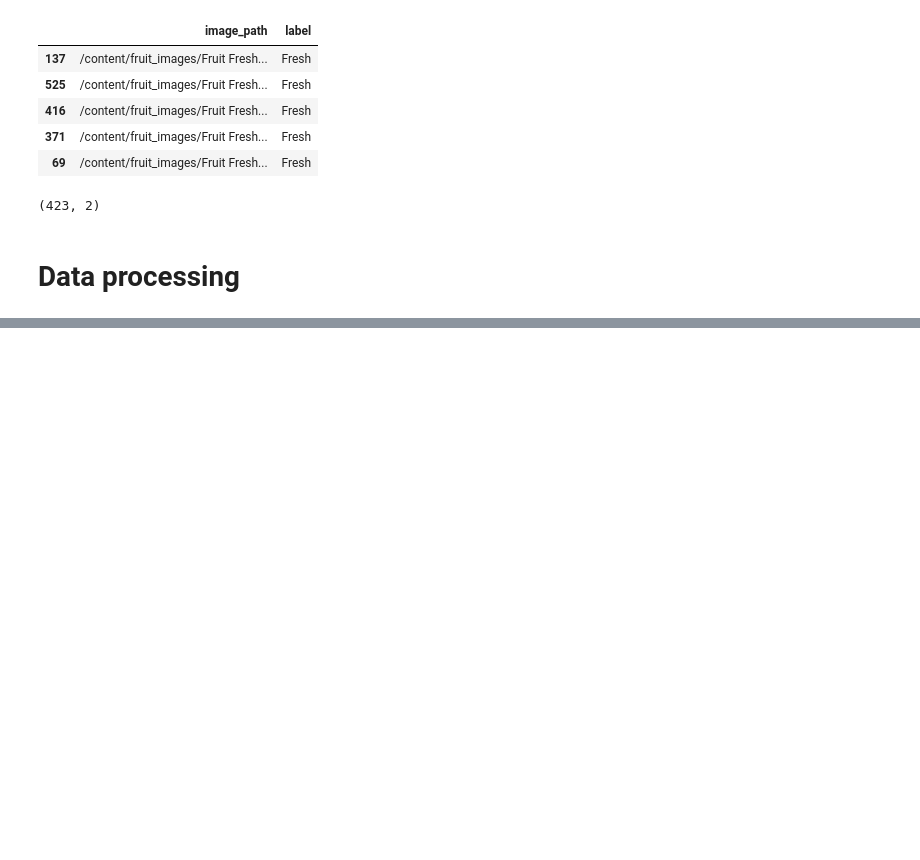
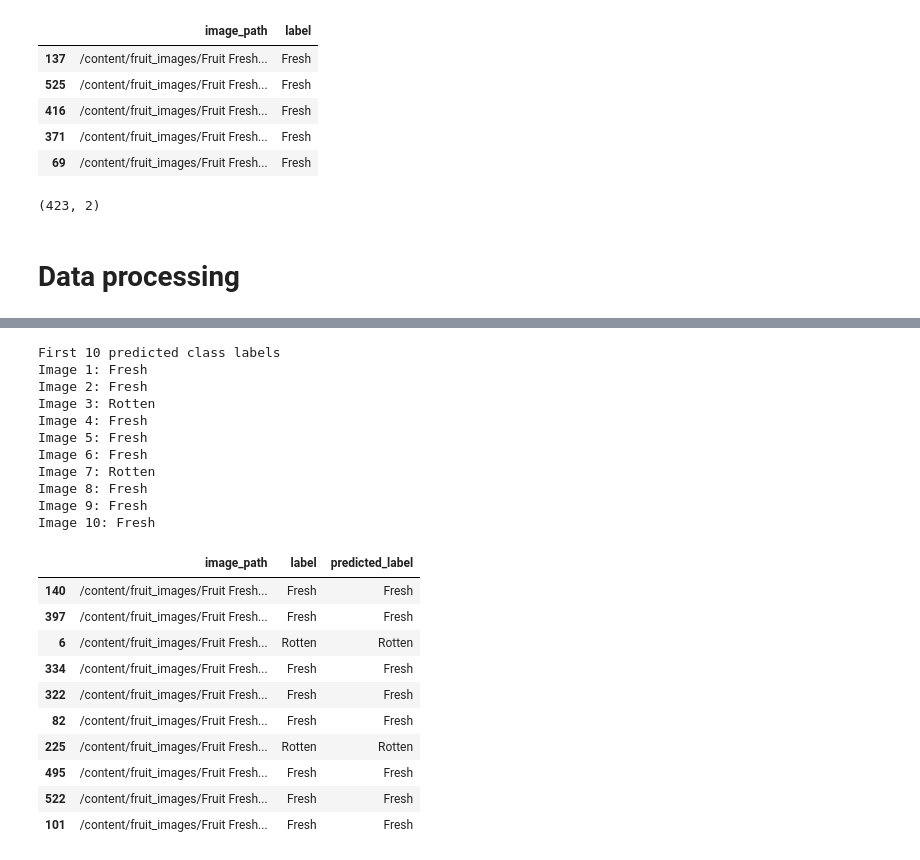
Before and after one commit to nngiabao/AIDevFundamental, a Jupyter notebook: FreshRottenFruit.ipynb, the cells around one changed output, grey strips where cells are left out. Cells and saved outputs as stored; diff of their text form; code cells hidden in the pictures; blank space fills up the shorter version.

```diff
--- a/FreshRottenFruit.ipynb
+++ b/FreshRottenFruit.ipynb
@@ -149,0 +326,6 @@ train_df.shape
+# %%
+from tensorflow.keras.models import load_model
+
+model = load_model('best_model.h5')
+
+preds = model.predict(test_dataset)
@@ -149,0 +335,42 @@ train_df.shape
+# %%
+import numpy as np
+
+class_indices = train_dataset.class_indices
+
+idx_to_class = {v: k for k, v in class_indices.items()}
+
+# Corrected prediction for binary classification
+predicted_class_indices = (preds > 0.5).astype(int).flatten() # Threshold at 0.5 and flatten
+
+predicted_classes = [idx_to_class[idx] for idx in predicted_class_indices]
+
+print("First 10 predicted class labels")
+for i, label in enumerate(predicted_classes[:10]):
+  print(f"Image {i+1}: {label}")
+
+test_df['predicted_label'] = predicted_classes
+
+display(test_df.head(10))
+# %% [output]
+First 10 predicted class labels
+Image 1: Fresh
+Image 2: Fresh
+Image 3: Rotten
+Image 4: Fresh
+Image 5: Fresh
+Image 6: Fresh
+Image 7: Rotten
+Image 8: Fresh
+Image 9: Fresh
+Image 10: Fresh
+|  | image_path | label | predicted_label |
+| 140 | /content/fruit_images/Fruit Fresh... | Fresh | Fresh |
+| 397 | /content/fruit_images/Fruit Fresh... | Fresh | Fresh |
+| 6 | /content/fruit_images/Fruit Fresh... | Rotten | Rotten |
+| 334 | /content/fruit_images/Fruit Fresh... | Fresh | Fresh |
+| 322 | /content/fruit_images/Fruit Fresh... | Fresh | Fresh |
+| 82 | /content/fruit_images/Fruit Fresh... | Fresh | Fresh |
+| 225 | /content/fruit_images/Fruit Fresh... | Rotten | Rotten |
+| 495 | /content/fruit_images/Fruit Fresh... | Fresh | Fresh |
+| 522 | /content/fruit_images/Fruit Fresh... | Fresh | Fresh |
+| 101 | /content/fruit_images/Fruit Fresh... | Fresh | Fresh |
```
Also changed, not shown: parts of 12 cells of this notebook.
